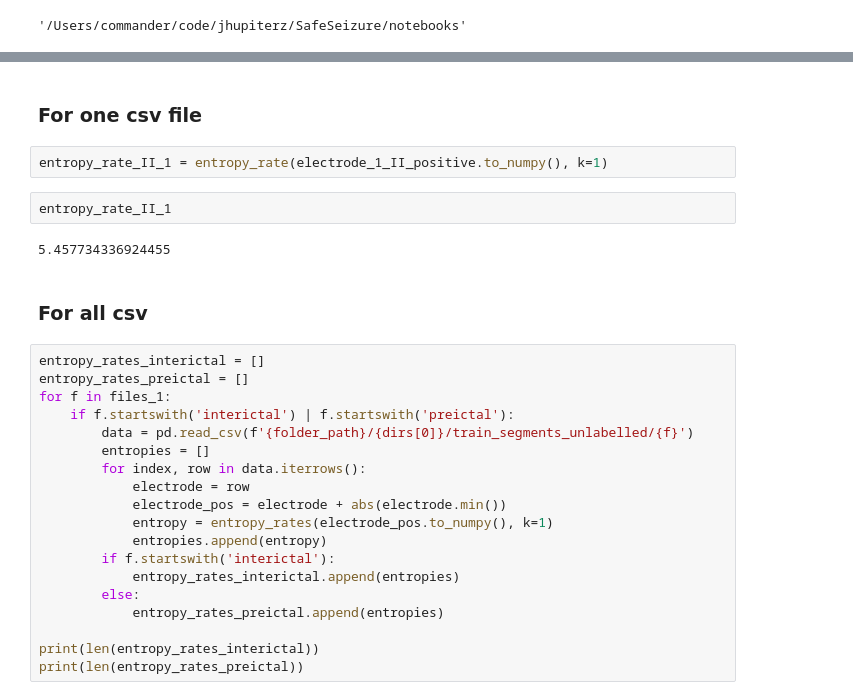
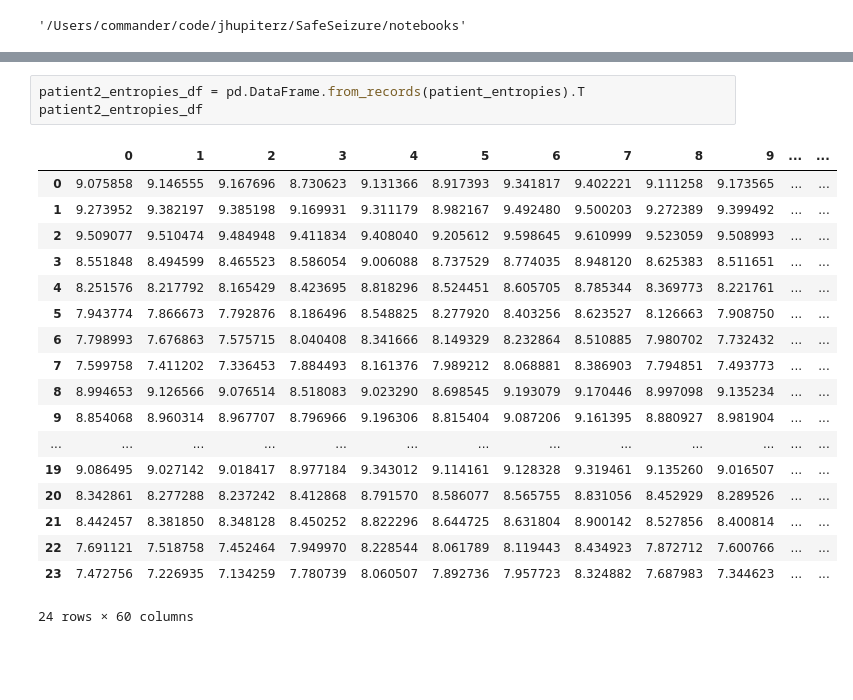
Before and after one commit to jhupiterz/SafeSeizure, a Jupyter notebook: notebooks/jhupiterz-time-series-measure.ipynb, the cells around one changed output, grey strips where cells are left out. Saved outputs shown, nothing was run; the diff lists cells and outputs as text; blank space fills up the shorter version.

```diff
--- a/notebooks/jhupiterz-time-series-measure.ipynb
+++ b/notebooks/jhupiterz-time-series-measure.ipynb
@@ -112,29 +140,22 @@ plt.legend(['interictal_entropy', 'preictal_entropy']);
-# %% [markdown]
-### For one csv file
-# %%
-entropy_rate_II_1 = entropy_rate(electrode_1_II_positive.to_numpy(), k=1)
-# %%
-entropy_rate_II_1
-# %% [output]
-5.457734336924455
-# %% [markdown]
-### For all csv
-# %%
-entropy_rates_interictal = []
-entropy_rates_preictal = []
-for f in files_1:
-    if f.startswith('interictal') | f.startswith('preictal'):
-        data = pd.read_csv(f'{folder_path}/{dirs[0]}/train_segments_unlabelled/{f}')
-        entropies = []
-        for index, row in data.iterrows():
-            electrode = row
-            electrode_pos = electrode + abs(electrode.min())
-            entropy = entropy_rates(electrode_pos.to_numpy(), k=1)
-            entropies.append(entropy)
-        if f.startswith('interictal'):
-            entropy_rates_interictal.append(entropies)
-        else:
-            entropy_rates_preictal.append(entropies)
-
-print(len(entropy_rates_interictal))
-print(len(entropy_rates_preictal))
+# %%
+patient2_entropies_df = pd.DataFrame.from_records(patient_entropies).T
+patient2_entropies_df
+# %% [output]
+|  | 0 | 1 | 2 | 3 | 4 | 5 | 6 | 7 | 8 | 9 | ... | ... |
+| 0 | 9.075858 | 9.146555 | 9.167696 | 8.730623 | 9.131366 | 8.917393 | 9.341817 | 9.402221 | 9.111258 | 9.173565 | ... | ... |
+| 1 | 9.273952 | 9.382197 | 9.385198 | 9.169931 | 9.311179 | 8.982167 | 9.492480 | 9.500203 | 9.272389 | 9.399492 | ... | ... |
+| 2 | 9.509077 | 9.510474 | 9.484948 | 9.411834 | 9.408040 | 9.205612 | 9.598645 | 9.610999 | 9.523059 | 9.508993 | ... | ... |
+| 3 | 8.551848 | 8.494599 | 8.465523 | 8.586054 | 9.006088 | 8.737529 | 8.774035 | 8.948120 | 8.625383 | 8.511651 | ... | ... |
+| 4 | 8.251576 | 8.217792 | 8.165429 | 8.423695 | 8.818296 | 8.524451 | 8.605705 | 8.785344 | 8.369773 | 8.221761 | ... | ... |
+| 5 | 7.943774 | 7.866673 | 7.792876 | 8.186496 | 8.548825 | 8.277920 | 8.403256 | 8.623527 | 8.126663 | 7.908750 | ... | ... |
+| 6 | 7.798993 | 7.676863 | 7.575715 | 8.040408 | 8.341666 | 8.149329 | 8.232864 | 8.510885 | 7.980702 | 7.732432 | ... | ... |
+| 7 | 7.599758 | 7.411202 | 7.336453 | 7.884493 | 8.161376 | 7.989212 | 8.068881 | 8.386903 | 7.794851 | 7.493773 | ... | ... |
+| 8 | 8.994653 | 9.126566 | 9.076514 | 8.518083 | 9.023290 | 8.698545 | 9.193079 | 9.170446 | 8.997098 | 9.135234 | ... | ... |
+| 9 | 8.854068 | 8.960314 | 8.967707 | 8.796966 | 9.196306 | 8.815404 | 9.087206 | 9.161395 | 8.880927 | 8.981904 | ... | ... |
+| ... | ... | ... | ... | ... | ... | ... | ... | ... | ... | ... | ... | ... |
+| 19 | 9.086495 | 9.027142 | 9.018417 | 8.977184 | 9.343012 | 9.114161 | 9.128328 | 9.319461 | 9.135260 | 9.016507 | ... | ... |
+| 20 | 8.342861 | 8.277288 | 8.237242 | 8.412868 | 8.791570 | 8.586077 | 8.565755 | 8.831056 | 8.452929 | 8.289526 | ... | ... |
+| 21 | 8.442457 | 8.381850 | 8.348128 | 8.450252 | 8.822296 | 8.644725 | 8.631804 | 8.900142 | 8.527856 | 8.400814 | ... | ... |
+| 22 | 7.691121 | 7.518758 | 7.452464 | 7.949970 | 8.228544 | 8.061789 | 8.119443 | 8.434923 | 7.872712 | 7.600766 | ... | ... |
+| 23 | 7.472756 | 7.226935 | 7.134259 | 7.780739 | 8.060507 | 7.892736 | 7.957723 | 8.324882 | 7.687983 | 7.344623 | ... | ... |
+24 rows × 60 columns
```
Also changed, not shown: parts of 26 cells of this notebook.
